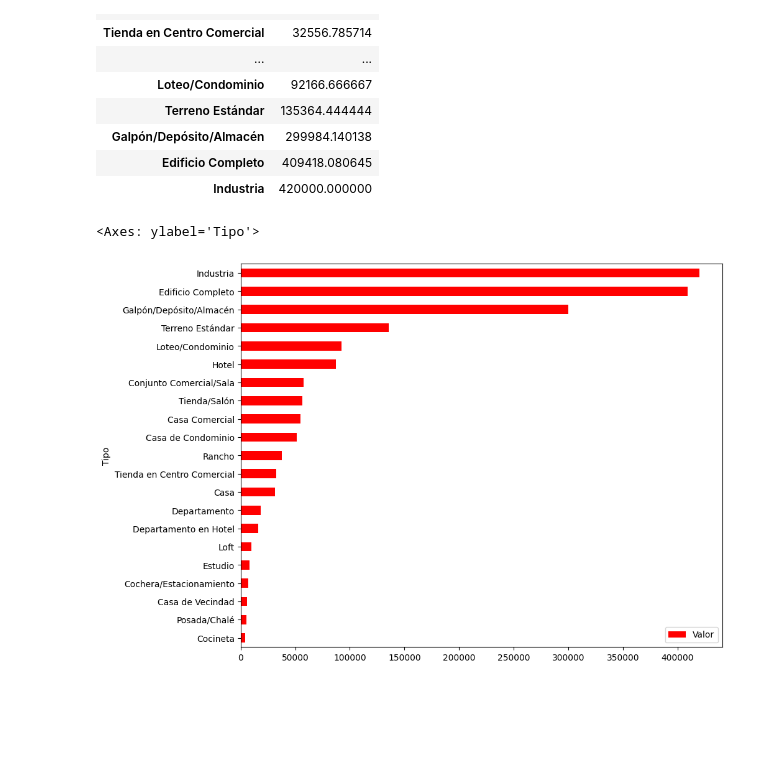
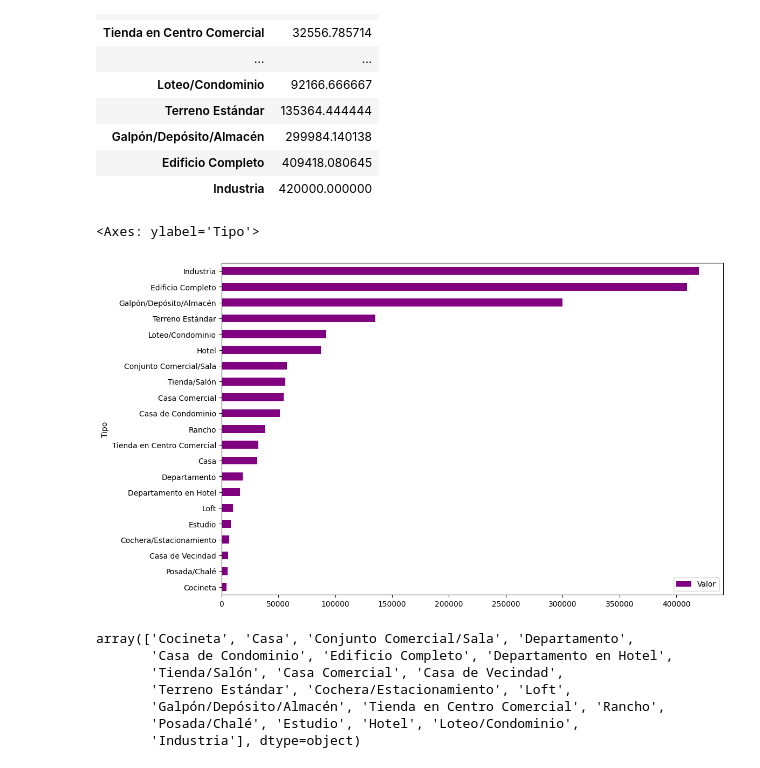
Before and after one commit to Dannydejesus/Proyecto_Inmobiliaria_CDMX, a Jupyter notebook: inmuebles_cdmx.ipynb, the cells around one changed output. Saved outputs shown, nothing was run; the diff lists cells and outputs as text; code cells hidden in the pictures; blank space fills up the shorter version.

```diff
--- a/inmuebles_cdmx.ipynb
+++ b/inmuebles_cdmx.ipynb
@@ -223,7 +261,17 @@ datos.groupby('Tipo')[['Valor']].mean().sort_values('Valor')
 | Industria | 420000.000000 |
 # %%
 df_tipo_precio = datos.groupby('Tipo')[['Valor']].mean().sort_values('Valor')
-df_tipo_precio.plot(kind='barh', figsize=(10,8), color='red')
+df_tipo_precio.plot(kind='barh',figsize=(12,8),color='purple')
 # %% [output]
 <Axes: ylabel='Tipo'>
-[figure, old version]
+[figure, new version]
+# %%
+datos.Tipo.unique()
+# %% [output]
+array(['Cocineta', 'Casa', 'Conjunto Comercial/Sala', 'Departamento',
+       'Casa de Condominio', 'Edificio Completo', 'Departamento en Hotel',
+       'Tienda/Salón', 'Casa Comercial', 'Casa de Vecindad',
+       'Terreno Estándar', 'Cochera/Estacionamiento', 'Loft',
+       'Galpón/Depósito/Almacén', 'Tienda en Centro Comercial', 'Rancho',
+       'Posada/Chalé', 'Estudio', 'Hotel', 'Loteo/Condominio',
+       'Industria'], dtype=object)
```
Also changed, not shown: parts of 30 cells of this notebook.
